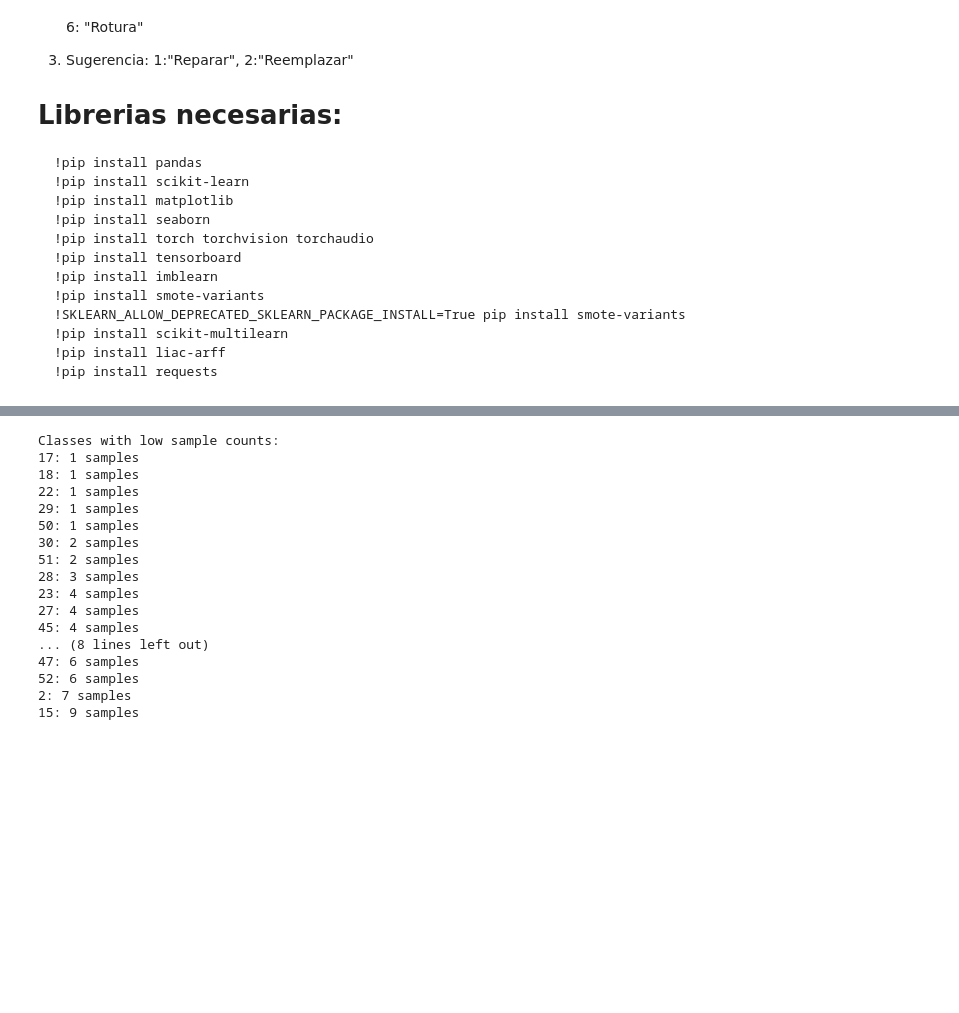
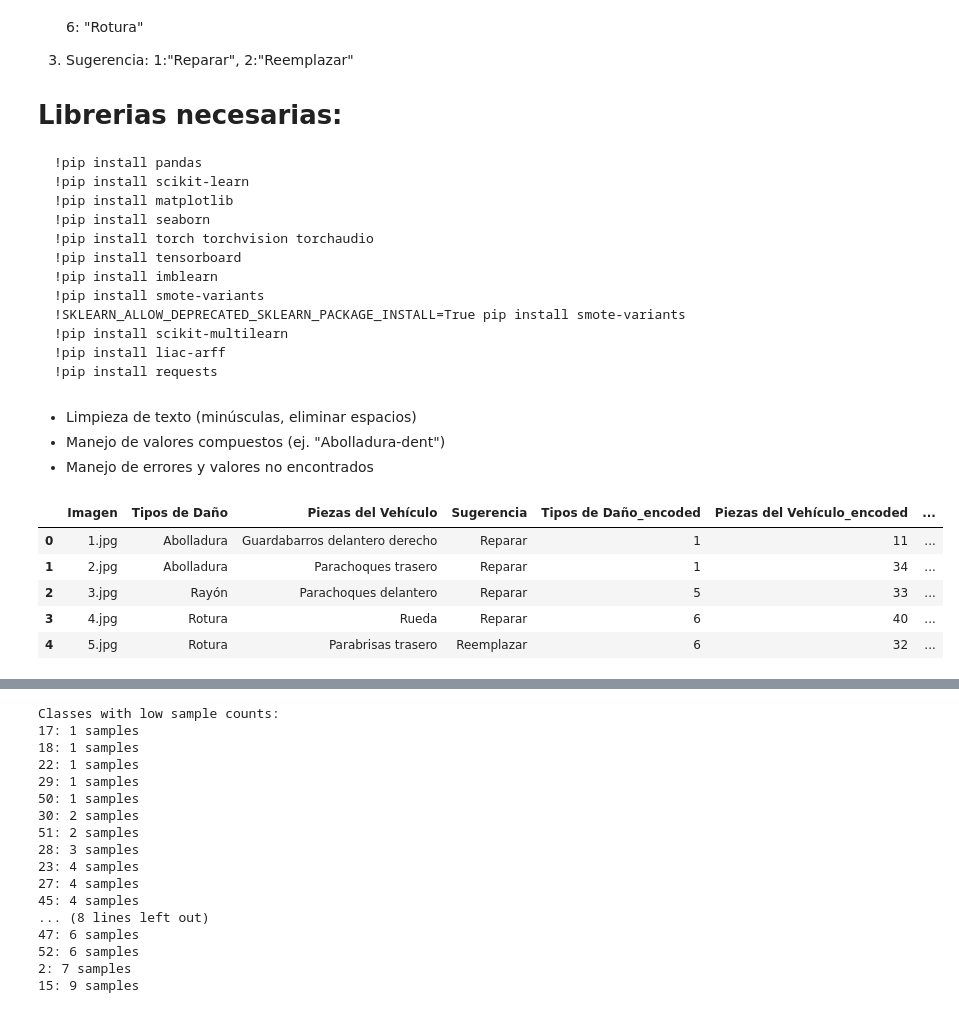
Before and after one commit to ramirezla/VerificacionDeSiniestrosUsandoMultiplesEtiquetas, a Jupyter notebook: PreparacionDeDatosMultiplesEtiquetas_V6.ipynb, the cells around one changed output, grey strips where cells are left out. Cells and saved outputs as stored; diff of their text form; code cells hidden in the pictures; blank space fills up the shorter version.

```diff
--- a/PreparacionDeDatosMultiplesEtiquetas_V6..ipynb
+++ b/PreparacionDeDatosMultiplesEtiquetas_V6.ipynb
@@ -350,3 +171,7 @@ logger = logging.getLogger(__name__)
+# %% [markdown]
+- Limpieza de texto (minúsculas, eliminar espacios)
+- Manejo de valores compuestos (ej. "Abolladura-dent")
+- Manejo de errores y valores no encontrados
 # %%
 # Data preparation: reading and encoding
 df = pd.read_csv('data/fotos_siniestros/clasificacion_siniestro_partes_dannos_1145.csv', sep='|')
@@ -376,3 +204,12 @@ def mapear_valor(texto, diccionario, columna):
 df['Tipos de Daño_encoded'] = df['Tipos de Daño'].apply(lambda x: mapear_valor(x, cls_to_label_danos, 'Tipos de Daño'))
 df['Piezas del Vehículo_encoded'] = df['Piezas del Vehículo'].apply(lambda x: mapear_valor(x, cls_to_label_piezas, 'Piezas del Vehículo'))
 df['Sugerencia_encoded'] = df['Sugerencia'].apply(lambda x: mapear_valor(x, cls_to_label_sugerencia, 'Sugerencia'))
+# %%
+df.head()
+# %% [output]
+|  | Imagen | Tipos de Daño | Piezas del Vehículo | Sugerencia | Tipos de Daño_encoded | Piezas del Vehículo_encoded | ... |
+| 0 | 1.jpg | Abolladura | Guardabarros delantero derecho | Reparar | 1 | 11 | ... |
+| 1 | 2.jpg | Abolladura | Parachoques trasero | Reparar | 1 | 34 | ... |
+| 2 | 3.jpg | Rayón | Parachoques delantero | Reparar | 5 | 33 | ... |
+| 3 | 4.jpg | Rotura | Rueda | Reparar | 6 | 40 | ... |
+| 4 | 5.jpg | Rotura | Parabrisas trasero | Reemplazar | 6 | 32 | ... |
```
Also changed, not shown: parts of 26 cells of this notebook, 7 other files.
